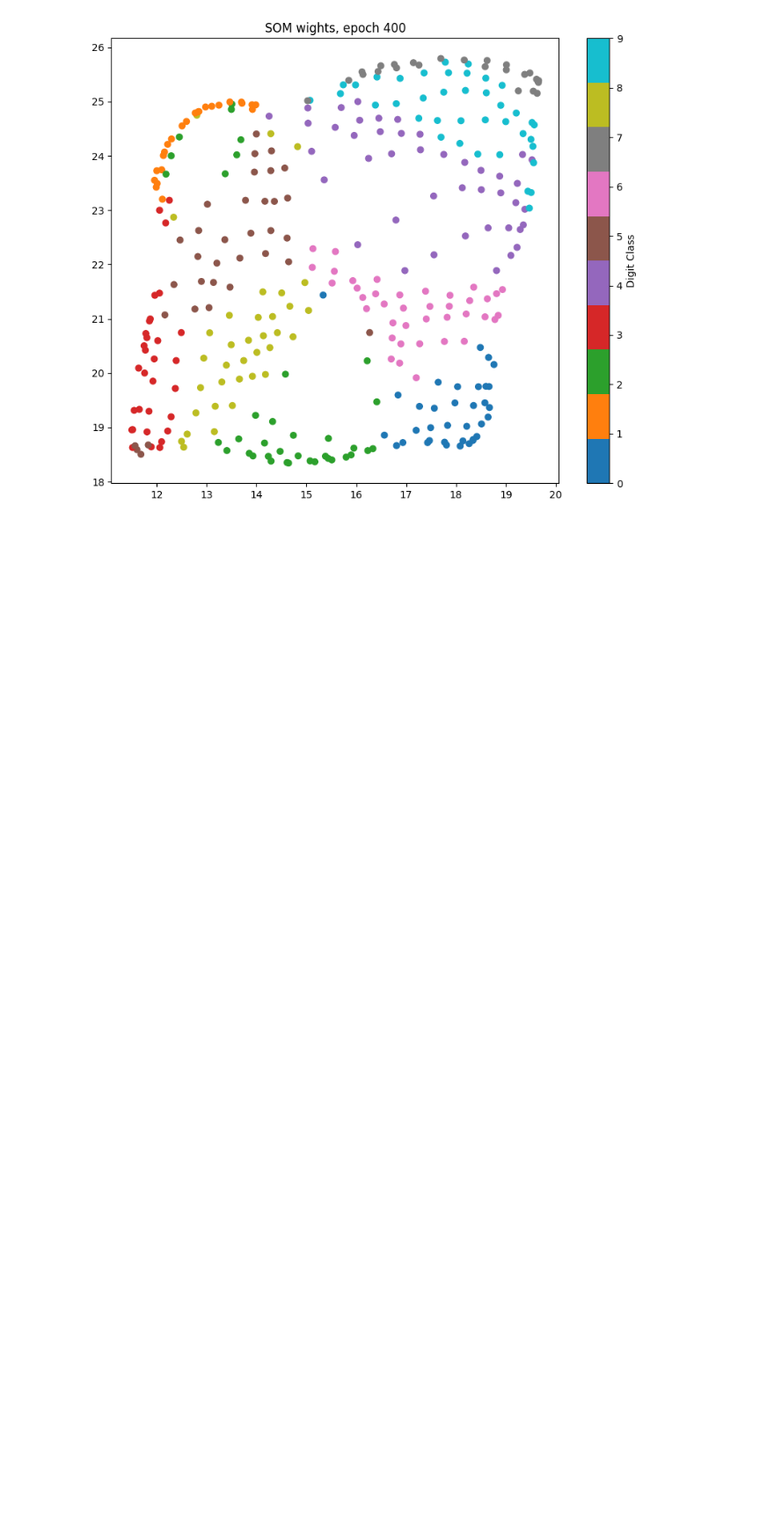
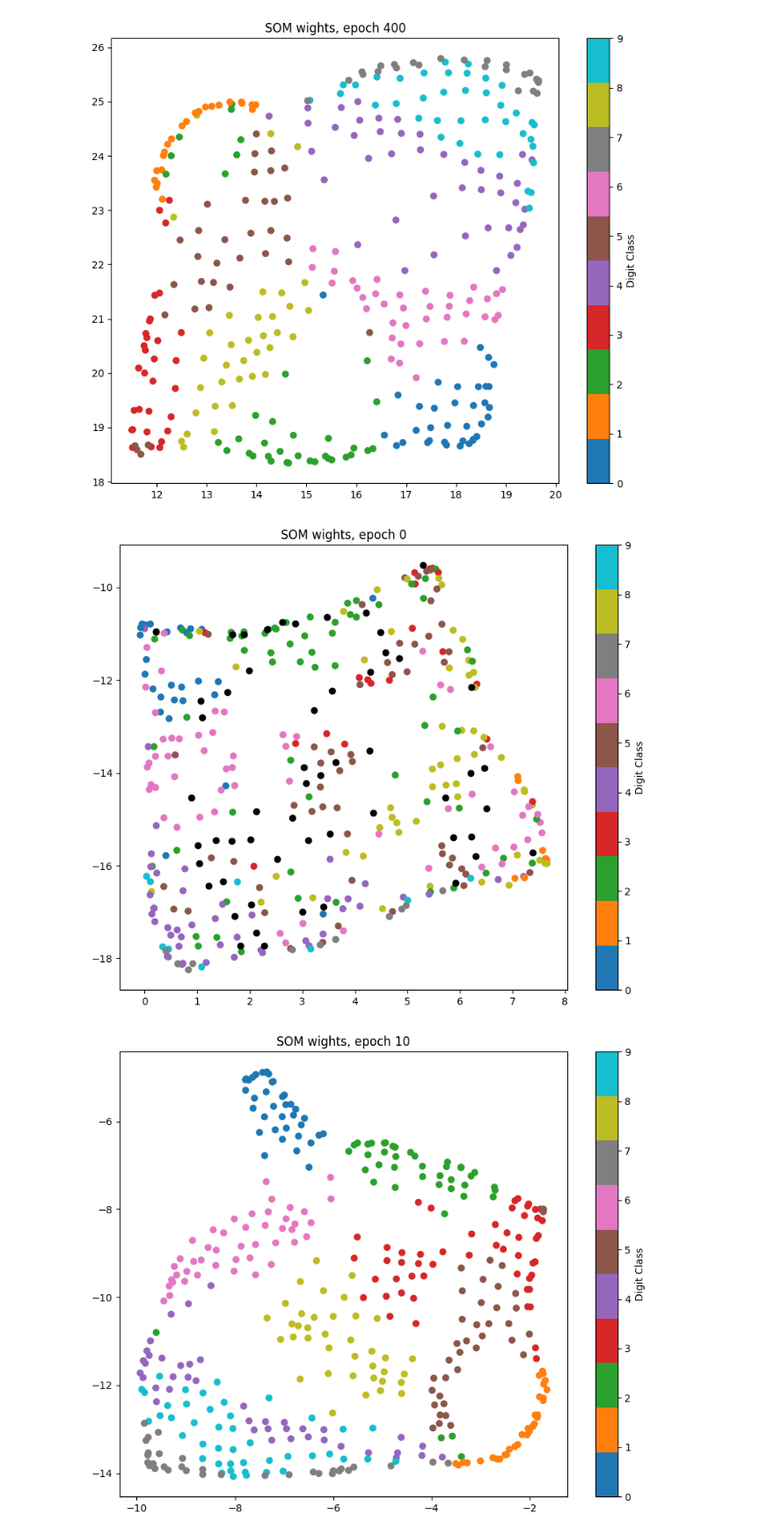
Before and after one commit to hanzltom/ViT-GHSOM, a Jupyter notebook: ViT-GSOM/ViT-GSOM_training.ipynb, the cells around one changed output. Shown at 88% size. Cells and saved outputs as stored; diff of their text form; code cells hidden in the pictures; blank space fills up the shorter version.

```diff
--- a/ViT-GSOM/ViT-GSOM_training.ipynb
+++ b/ViT-GSOM/ViT-GSOM_training.ipynb
@@ -326,3 +325,8 @@ plot_umap_som_weights(snapshot_som_weights)
 [figure]
 [figure]
 [figure]
+# %%
+plot_umap_som_weights(snapshot_som_weights_finetunung)
+# %% [output]
+[figure, added]
+[figure, added]
```
Also changed, not shown: parts of 2 cells of this notebook.
